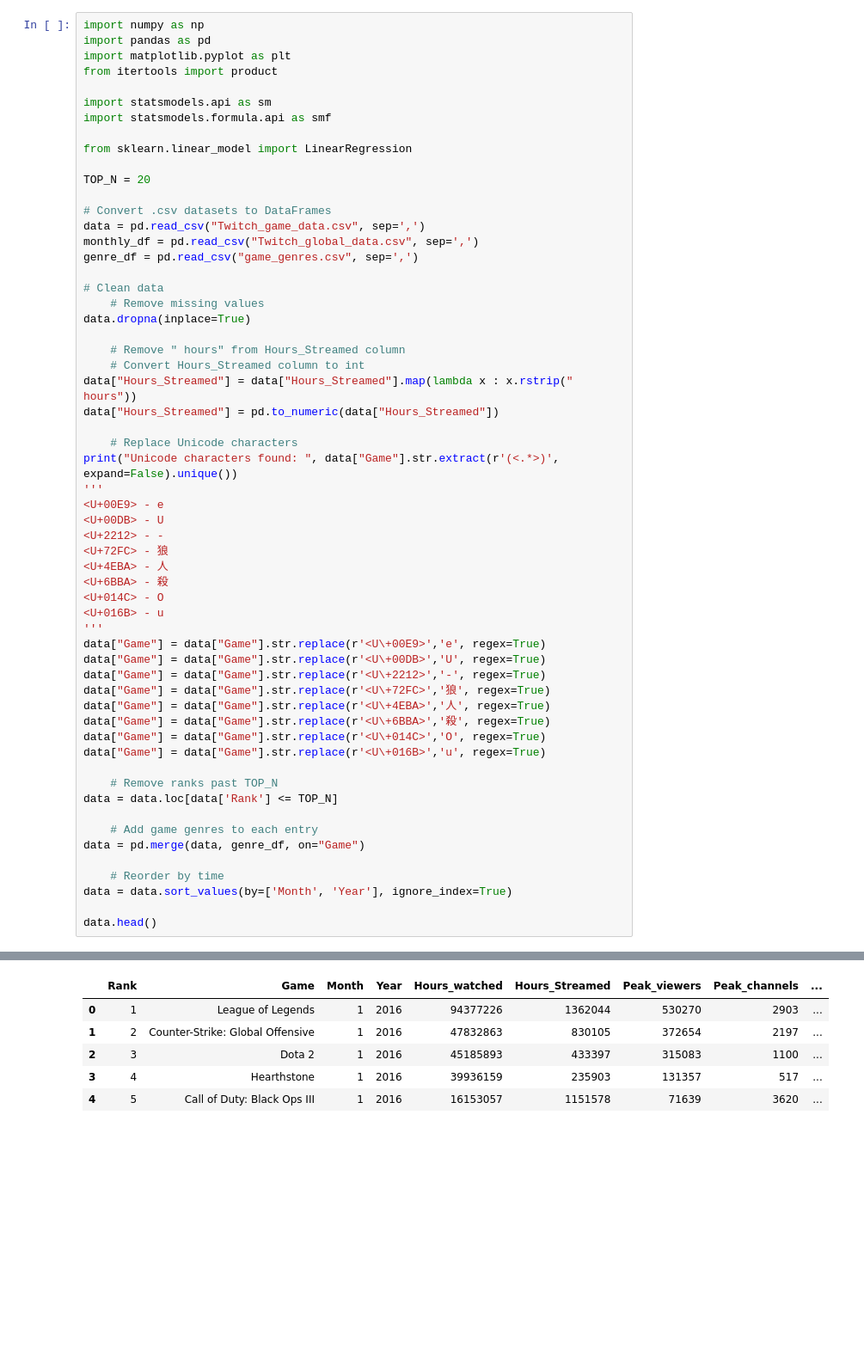
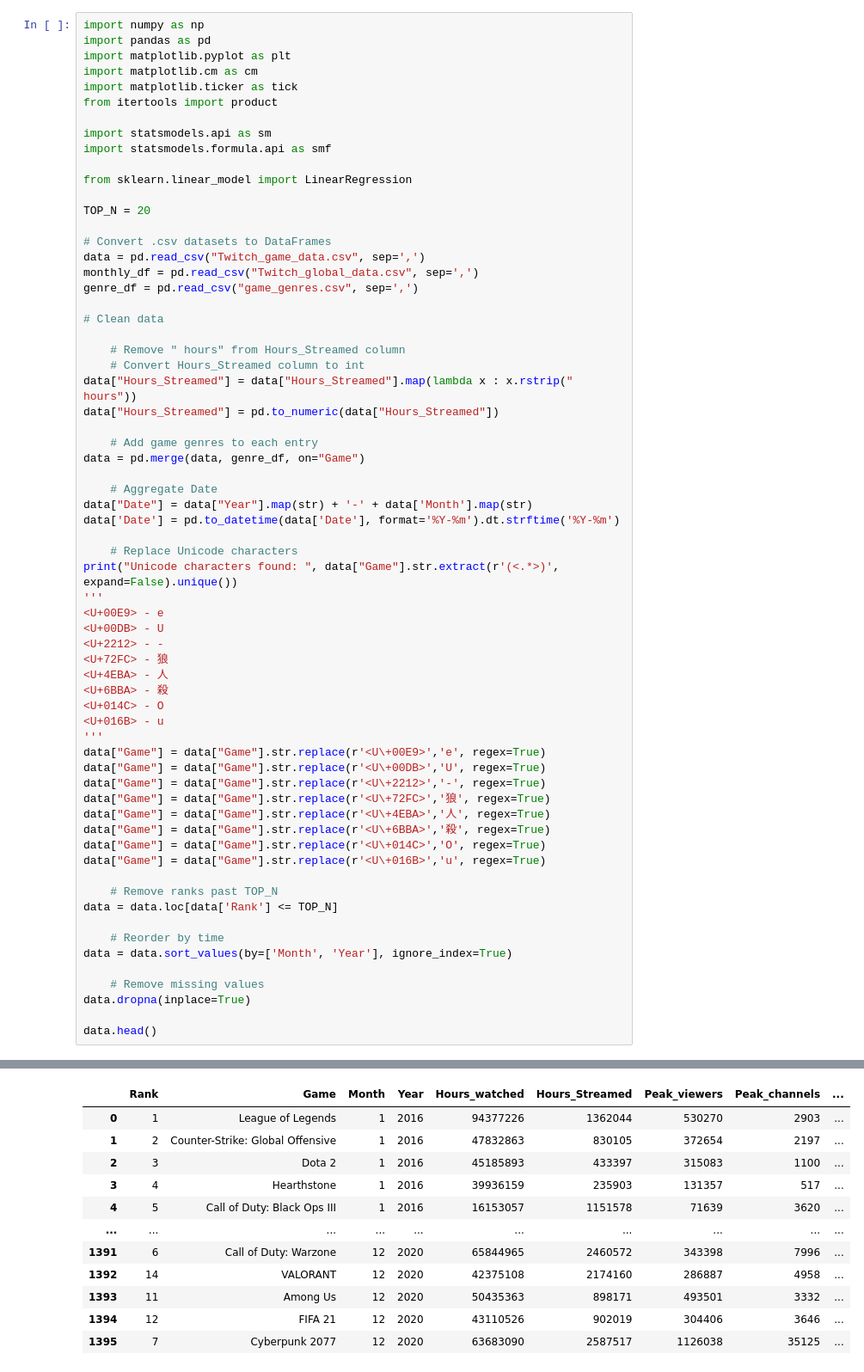
Before and after one commit to 99atran/twitch_game_trends_2016_to_2021, a Jupyter notebook: tutorial.ipynb, the cells around one changed output, grey strips where cells are left out. Shown: that part at 86% size. Drawn from its saved outputs; the diff is of its cells as text; blank space fills up the shorter version.

```diff
--- a/tutorial.ipynb
+++ b/tutorial.ipynb
@@ -2,6 +2,8 @@
 import numpy as np
 import pandas as pd
 import matplotlib.pyplot as plt
+import matplotlib.cm as cm
+import matplotlib.ticker as tick
 from itertools import product
 
 import statsmodels.api as sm
@@ -17,13 +19,18 @@ monthly_df = pd.read_csv("Twitch_global_data.csv", sep=',')
 genre_df = pd.read_csv("game_genres.csv", sep=',')
 
 # Clean data
-    # Remove missing values
-data.dropna(inplace=True)
 
     # Remove " hours" from Hours_Streamed column
     # Convert Hours_Streamed column to int
 data["Hours_Streamed"] = data["Hours_Streamed"].map(lambda x : x.rstrip(" hours"))
 data["Hours_Streamed"] = pd.to_numeric(data["Hours_Streamed"])
+
+    # Add game genres to each entry
+data = pd.merge(data, genre_df, on="Game")
+
+    # Aggregate Date
+data["Date"] = data["Year"].map(str) + '-' + data['Month'].map(str)
+data['Date'] = pd.to_datetime(data['Date'], format='%Y-%m').dt.strftime('%Y-%m')
 
     # Replace Unicode characters
 print("Unicode characters found: ", data["Game"].str.extract(r'(<.*>)', expand=False).unique())
@@ -49,11 +56,11 @@ data["Game"] = data["Game"].str.replace(r'<U\+016B>','u', regex=True)
     # Remove ranks past TOP_N
 data = data.loc[data['Rank'] <= TOP_N]
 
-    # Add game genres to each entry
-data = pd.merge(data, genre_df, on="Game")
-
     # Reorder by time
 data = data.sort_values(by=['Month', 'Year'], ignore_index=True)
 
+    # Remove missing values
+data.dropna(inplace=True)
+
 data.head()
 # %% [output]
@@ -64,6 +69,12 @@ Number of Unique Games:  157
 |  | Rank | Game | Month | Year | Hours_watched | Hours_Streamed | Peak_viewers | Peak_channels | ... |
 | 0 | 1 | League of Legends | 1 | 2016 | 94377226 | 1362044 | 530270 | 2903 | ... |
 | 1 | 2 | Counter-Strike: Global Offensive | 1 | 2016 | 47832863 | 830105 | 372654 | 2197 | ... |
 | 2 | 3 | Dota 2 | 1 | 2016 | 45185893 | 433397 | 315083 | 1100 | ... |
 | 3 | 4 | Hearthstone | 1 | 2016 | 39936159 | 235903 | 131357 | 517 | ... |
 | 4 | 5 | Call of Duty: Black Ops III | 1 | 2016 | 16153057 | 1151578 | 71639 | 3620 | ... |
+| ... | ... | ... | ... | ... | ... | ... | ... | ... | ... |
+| 1391 | 6 | Call of Duty: Warzone | 12 | 2020 | 65844965 | 2460572 | 343398 | 7996 | ... |
+| 1392 | 14 | VALORANT | 12 | 2020 | 42375108 | 2174160 | 286887 | 4958 | ... |
+| 1393 | 11 | Among Us | 12 | 2020 | 50435363 | 898171 | 493501 | 3332 | ... |
+| 1394 | 12 | FIFA 21 | 12 | 2020 | 43110526 | 902019 | 304406 | 3646 | ... |
+| 1395 | 7 | Cyberpunk 2077 | 12 | 2020 | 63683090 | 2587517 | 1126038 | 35125 | ... |
```
Also changed, not shown: parts of 16 cells of this notebook.
